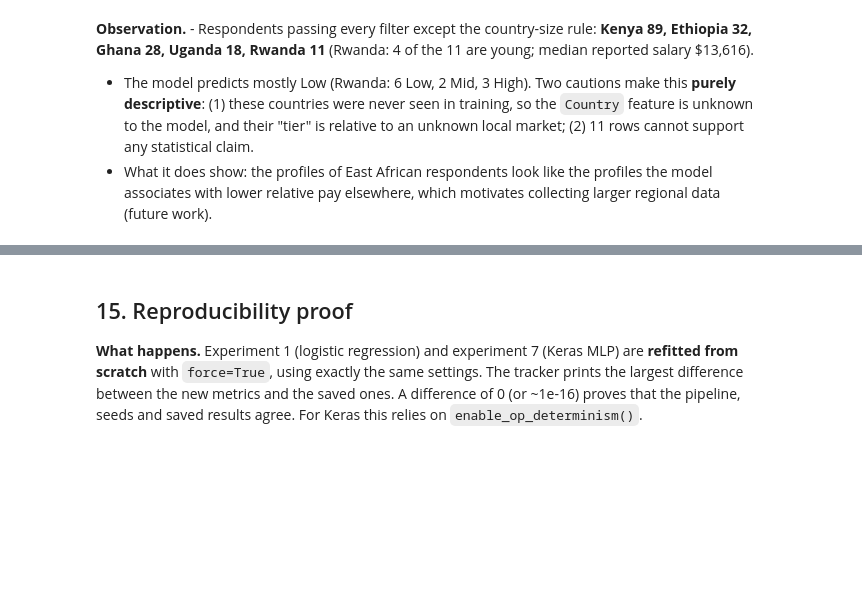
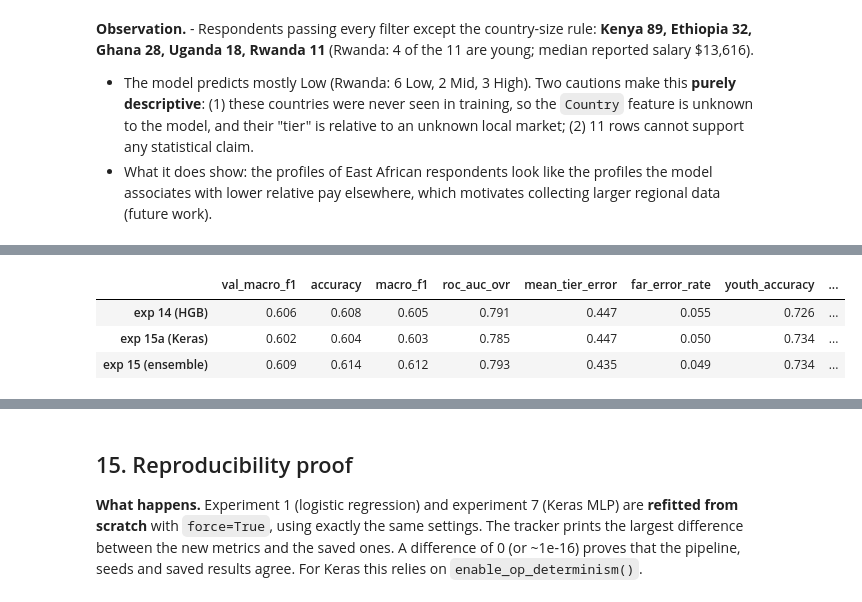
Before and after one commit to dusengepeggy/kodi-pay-summative, a Jupyter notebook: notebooks/01_main_analysis.ipynb, the cells around one changed output, grey strips where cells are left out. Saved outputs shown, nothing was run; the diff lists cells and outputs as text; code cells hidden in the pictures; blank space fills up the shorter version.

```diff
--- a/notebooks/01_main_analysis.ipynb
+++ b/notebooks/01_main_analysis.ipynb
@@ -1625,0 +1640,19 @@ case
+# %%
+from src.evaluation import all_metrics
+
+y_test = test[TARGET].astype(str)
+FINAL = {"exp 14 (HGB)": tracker.load("14"),
+         "exp 15a (Keras)": ktracker.load("15a"),
+         "exp 15 (ensemble)": tracker.load("15")}
+val_f1 = tracker.table().assign(id=lambda t: t["id"].astype(str)).set_index("id")["val_macro_f1"]
+
+test_results = pd.DataFrame({name: all_metrics(m, test, y_test) for name, m in FINAL.items()}).T
+test_results.insert(0, "val_macro_f1", [val_f1["14"], val_f1["15a"], val_f1["15"]])
+test_results["macro_f1_drop_val_to_test"] = test_results["val_macro_f1"] - test_results["macro_f1"]
+test_results.round(4).to_csv("../results/test_results.csv")
+test_results.round(3)
+# %% [output]
+|  | val_macro_f1 | accuracy | macro_f1 | roc_auc_ovr | mean_tier_error | far_error_rate | youth_accuracy | ... |
+| exp 14 (HGB) | 0.606 | 0.608 | 0.605 | 0.791 | 0.447 | 0.055 | 0.726 | ... |
+| exp 15a (Keras) | 0.602 | 0.604 | 0.603 | 0.785 | 0.447 | 0.050 | 0.734 | ... |
+| exp 15 (ensemble) | 0.609 | 0.614 | 0.612 | 0.793 | 0.435 | 0.049 | 0.734 | ... |
```
Also changed, not shown: parts of 9 cells of this notebook, 46 other files.
